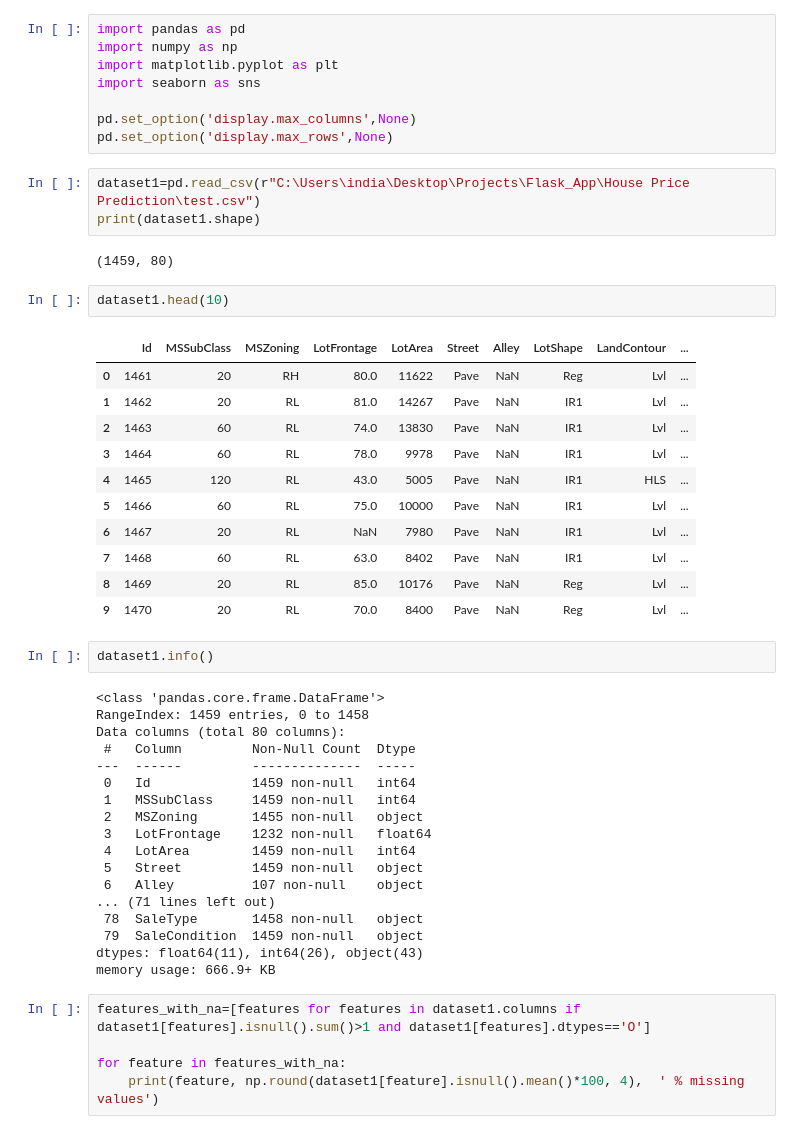
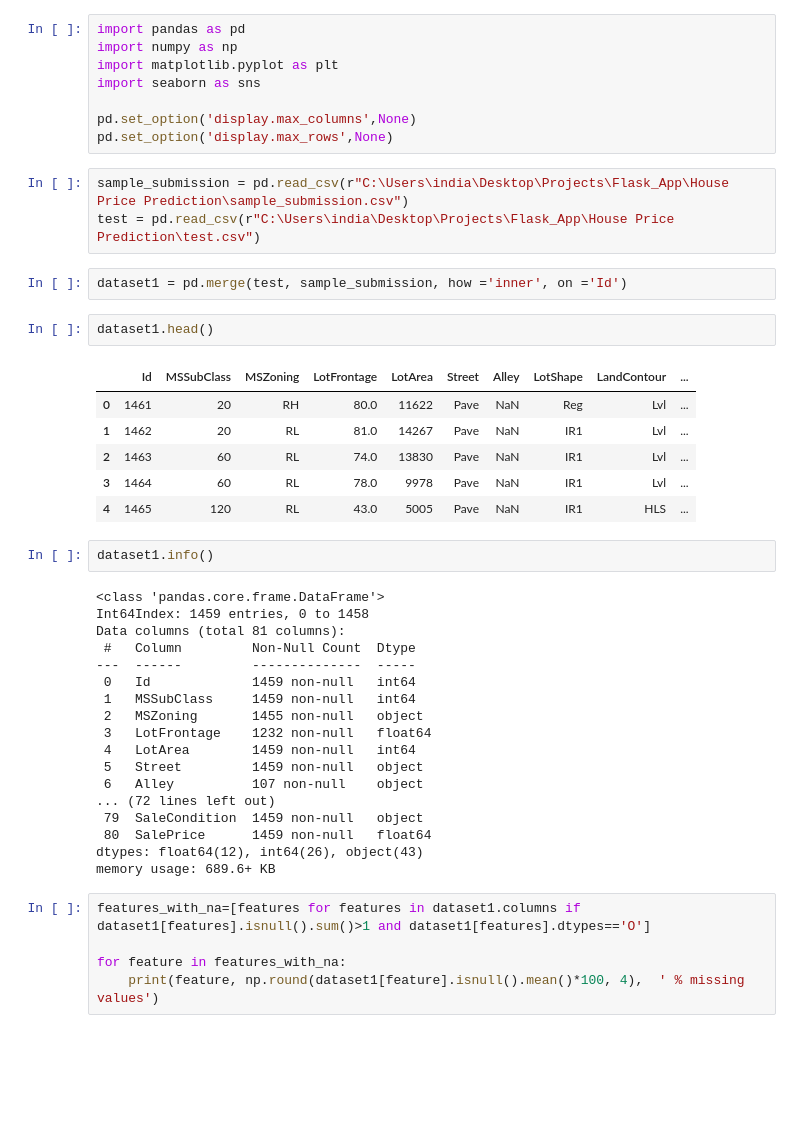
Before and after one commit to AkCoding/HousePrice-WebPage--ML, a Jupyter notebook: Six.ipynb, the cells around one changed output. Drawn from its saved outputs; the diff is of its cells as text; blank space fills up the shorter version.

Commit message:
Docs : Completed Feature engineering (test.csv)

```diff
--- a/Six.ipynb
+++ b/Six.ipynb
@@ -7,30 +7,25 @@ import seaborn as sns
 pd.set_option('display.max_columns',None)
 pd.set_option('display.max_rows',None)
 # %%
-dataset1=pd.read_csv(r"C:\Users\india\Desktop\Projects\Flask_App\House Price Prediction\test.csv")
-print(dataset1.shape)
+sample_submission = pd.read_csv(r"C:\Users\india\Desktop\Projects\Flask_App\House Price Prediction\sample_submission.csv")
+test = pd.read_csv(r"C:\Users\india\Desktop\Projects\Flask_App\House Price Prediction\test.csv")
-# %% [output]
-(1459, 80)
+# %%
+dataset1 = pd.merge(test, sample_submission, how ='inner', on ='Id')
 # %%
-dataset1.head(10)
+dataset1.head()
 # %% [output]
 |  | Id | MSSubClass | MSZoning | LotFrontage | LotArea | Street | Alley | LotShape | LandContour | ... |
 | 0 | 1461 | 20 | RH | 80.0 | 11622 | Pave | NaN | Reg | Lvl | ... |
 | 1 | 1462 | 20 | RL | 81.0 | 14267 | Pave | NaN | IR1 | Lvl | ... |
 | 2 | 1463 | 60 | RL | 74.0 | 13830 | Pave | NaN | IR1 | Lvl | ... |
 | 3 | 1464 | 60 | RL | 78.0 | 9978 | Pave | NaN | IR1 | Lvl | ... |
 | 4 | 1465 | 120 | RL | 43.0 | 5005 | Pave | NaN | IR1 | HLS | ... |
-| 5 | 1466 | 60 | RL | 75.0 | 10000 | Pave | NaN | IR1 | Lvl | ... |
-| 6 | 1467 | 20 | RL | NaN | 7980 | Pave | NaN | IR1 | Lvl | ... |
-| 7 | 1468 | 60 | RL | 63.0 | 8402 | Pave | NaN | IR1 | Lvl | ... |
-| 8 | 1469 | 20 | RL | 85.0 | 10176 | Pave | NaN | Reg | Lvl | ... |
-| 9 | 1470 | 20 | RL | 70.0 | 8400 | Pave | NaN | Reg | Lvl | ... |
 # %%
 dataset1.info()
 # %% [output]
 <class 'pandas.core.frame.DataFrame'>
-RangeIndex: 1459 entries, 0 to 1458
-Data columns (total 80 columns):
+Int64Index: 1459 entries, 0 to 1458
+Data columns (total 81 columns):
  #   Column         Non-Null Count  Dtype
 ---  ------         --------------  -----
  0   Id             1459 non-null   int64
@@ -40,11 +35,11 @@ Data columns (total 80 columns):
  4   LotArea        1459 non-null   int64
  5   Street         1459 non-null   object
  6   Alley          107 non-null    object
-... (71 lines left out)
- 78  SaleType       1458 non-null   object
+... (72 lines left out)
  79  SaleCondition  1459 non-null   object
-dtypes: float64(11), int64(26), object(43)
-memory usage: 666.9+ KB
+ 80  SalePrice      1459 non-null   float64
+dtypes: float64(12), int64(26), object(43)
+memory usage: 689.6+ KB
 # %%
 features_with_na=[features for features in dataset1.columns if dataset1[features].isnull().sum()>1 and dataset1[features].dtypes=='O']
 
```
Also changed, not shown: parts of 10 cells of this notebook, 2 other files.
